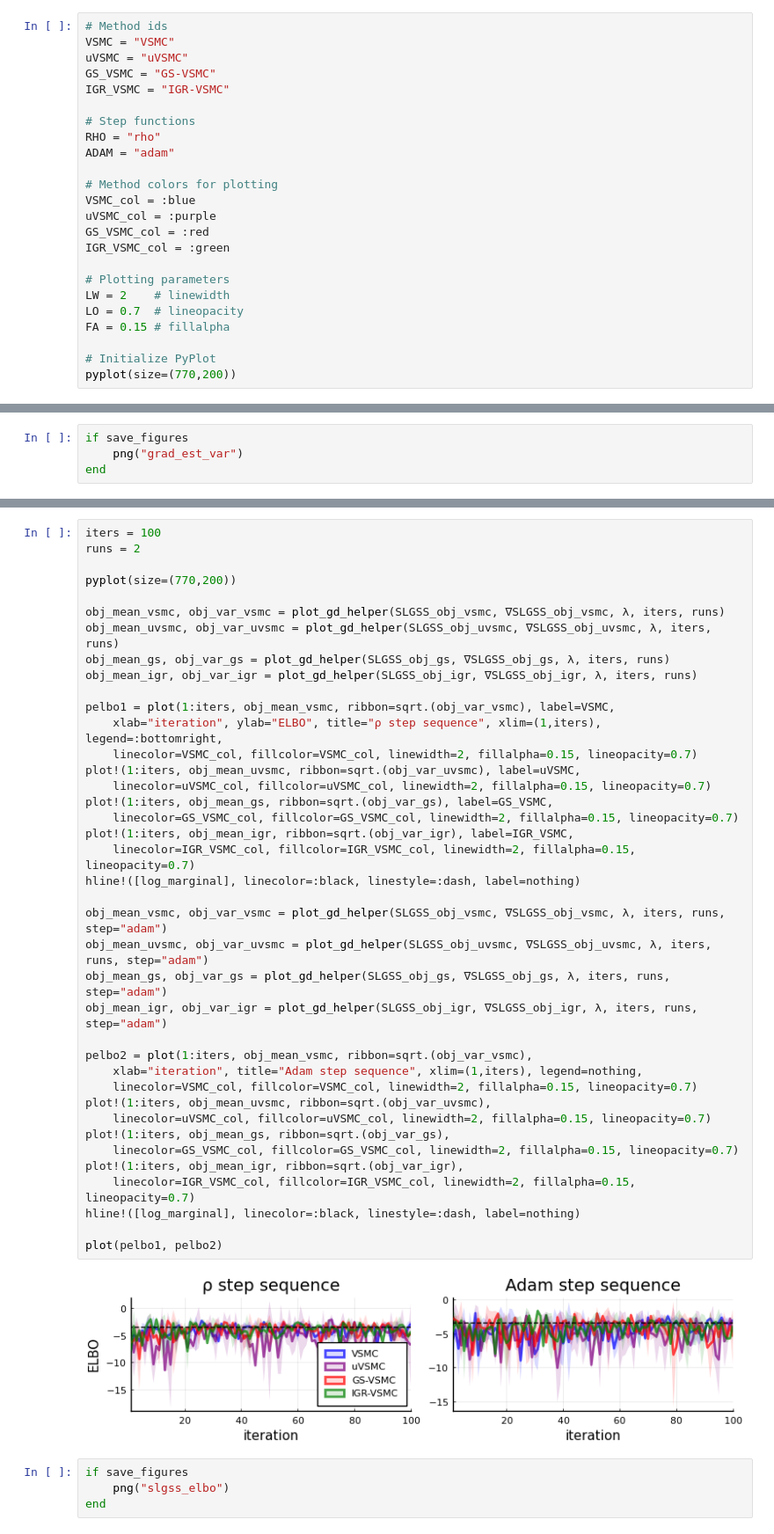
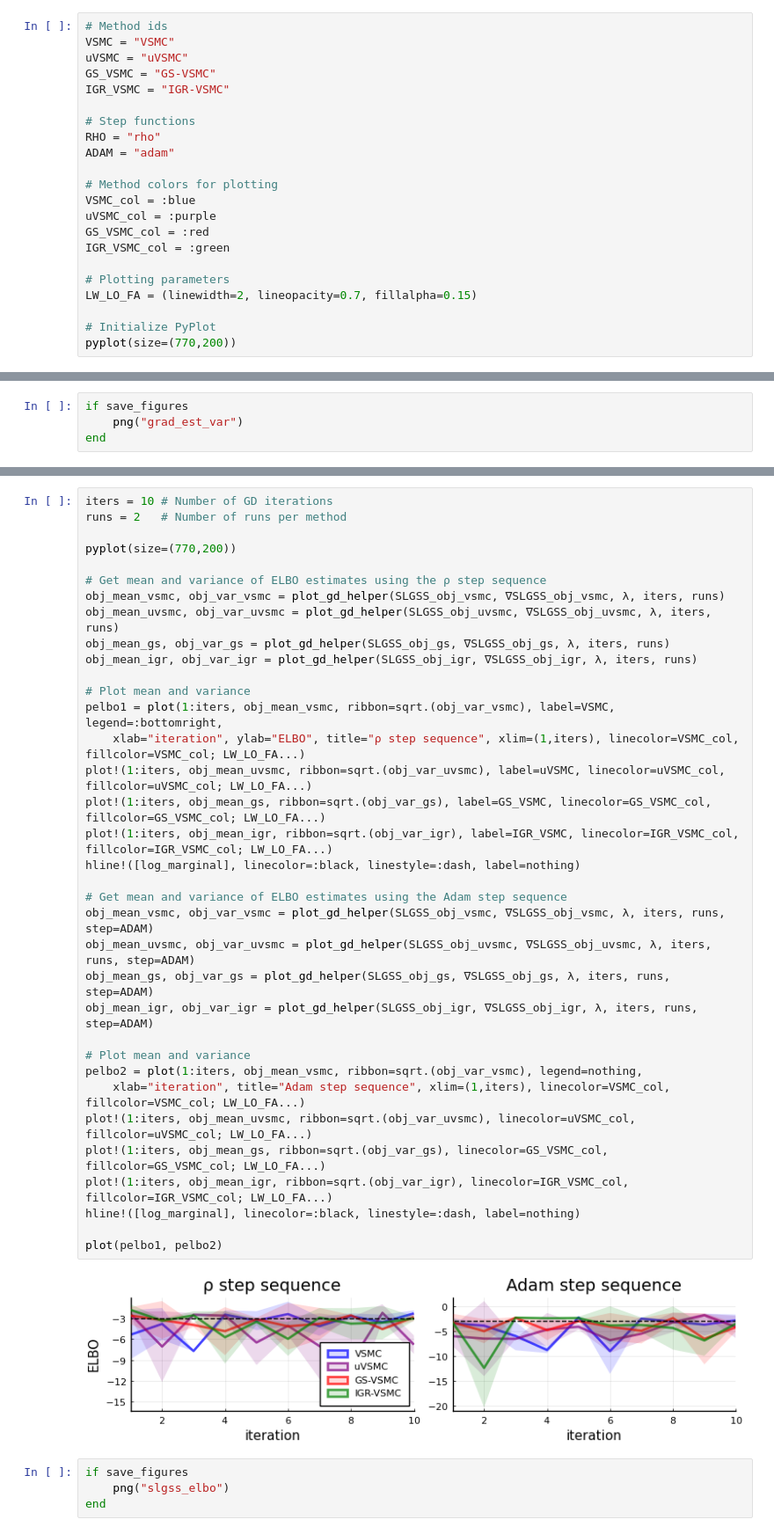
Before and after one commit to chiukenny/STAT520B-finalproject, a Jupyter notebook: code/project_code.ipynb, the cells around one changed output, grey strips where cells are left out. Shown: that part at 88% size. Drawn from its saved outputs; the diff is of its cells as text.

```diff
--- a/code/project_code.ipynb
+++ b/code/project_code.ipynb
@@ -49,9 +47,7 @@ GS_VSMC_col = :red
 IGR_VSMC_col = :green
 
 # Plotting parameters
-LW = 2    # linewidth
-LO = 0.7  # lineopacity
-FA = 0.15 # fillalpha
+LW_LO_FA = (linewidth=2, lineopacity=0.7, fillalpha=0.15)
 
 # Initialize PyPlot
 pyplot(size=(770,200))
@@ -686,44 +705,40 @@ end
 # %%
-iters = 100
-runs = 2
+iters = 10 # Number of GD iterations
+runs = 2   # Number of runs per method
 
 pyplot(size=(770,200))
 
+# Get mean and variance of ELBO estimates using the ρ step sequence
 obj_mean_vsmc, obj_var_vsmc = plot_gd_helper(SLGSS_obj_vsmc, ∇SLGSS_obj_vsmc, λ, iters, runs)
 obj_mean_uvsmc, obj_var_uvsmc = plot_gd_helper(SLGSS_obj_uvsmc, ∇SLGSS_obj_uvsmc, λ, iters, runs)
 obj_mean_gs, obj_var_gs = plot_gd_helper(SLGSS_obj_gs, ∇SLGSS_obj_gs, λ, iters, runs)
 obj_mean_igr, obj_var_igr = plot_gd_helper(SLGSS_obj_igr, ∇SLGSS_obj_igr, λ, iters, runs)
 
-pelbo1 = plot(1:iters, obj_mean_vsmc, ribbon=sqrt.(obj_var_vsmc), label=VSMC,
-    xlab="iteration", ylab="ELBO", title="ρ step sequence", xlim=(1,iters), legend=:bottomright,
-    linecolor=VSMC_col, fillcolor=VSMC_col, linewidth=2, fillalpha=0.15, lineopacity=0.7)
-plot!(1:iters, obj_mean_uvsmc, ribbon=sqrt.(obj_var_uvsmc), label=uVSMC,
-    linecolor=uVSMC_col, fillcolor=uVSMC_col, linewidth=2, fillalpha=0.15, lineopacity=0.7)
-plot!(1:iters, obj_mean_gs, ribbon=sqrt.(obj_var_gs), label=GS_VSMC,
-    linecolor=GS_VSMC_col, fillcolor=GS_VSMC_col, linewidth=2, fillalpha=0.15, lineopacity=0.7)
-plot!(1:iters, obj_mean_igr, ribbon=sqrt.(obj_var_igr), label=IGR_VSMC,
-    linecolor=IGR_VSMC_col, fillcolor=IGR_VSMC_col, linewidth=2, fillalpha=0.15, lineopacity=0.7)
+# Plot mean and variance
+pelbo1 = plot(1:iters, obj_mean_vsmc, ribbon=sqrt.(obj_var_vsmc), label=VSMC, legend=:bottomright,
+    xlab="iteration", ylab="ELBO", title="ρ step sequence", xlim=(1,iters), linecolor=VSMC_col, fillcolor=VSMC_col; LW_LO_FA...)
+plot!(1:iters, obj_mean_uvsmc, ribbon=sqrt.(obj_var_uvsmc), label=uVSMC, linecolor=uVSMC_col, fillcolor=uVSMC_col; LW_LO_FA...)
+plot!(1:iters, obj_mean_gs, ribbon=sqrt.(obj_var_gs), label=GS_VSMC, linecolor=GS_VSMC_col, fillcolor=GS_VSMC_col; LW_LO_FA...)
+plot!(1:iters, obj_mean_igr, ribbon=sqrt.(obj_var_igr), label=IGR_VSMC, linecolor=IGR_VSMC_col, fillcolor=IGR_VSMC_col; LW_LO_FA...)
 hline!([log_marginal], linecolor=:black, linestyle=:dash, label=nothing)
 
-obj_mean_vsmc, obj_var_vsmc = plot_gd_helper(SLGSS_obj_vsmc, ∇SLGSS_obj_vsmc, λ, iters, runs, step="adam")
-obj_mean_uvsmc, obj_var_uvsmc = plot_gd_helper(SLGSS_obj_uvsmc, ∇SLGSS_obj_uvsmc, λ, iters, runs, step="adam")
-obj_mean_gs, obj_var_gs = plot_gd_helper(SLGSS_obj_gs, ∇SLGSS_obj_gs, λ, iters, runs, step="adam")
-obj_mean_igr, obj_var_igr = plot_gd_helper(SLGSS_obj_igr, ∇SLGSS_obj_igr, λ, iters, runs, step="adam")
+# Get mean and variance of ELBO estimates using the Adam step sequence
+obj_mean_vsmc, obj_var_vsmc = plot_gd_helper(SLGSS_obj_vsmc, ∇SLGSS_obj_vsmc, λ, iters, runs, step=ADAM)
+obj_mean_uvsmc, obj_var_uvsmc = plot_gd_helper(SLGSS_obj_uvsmc, ∇SLGSS_obj_uvsmc, λ, iters, runs, step=ADAM)
+obj_mean_gs, obj_var_gs = plot_gd_helper(SLGSS_obj_gs, ∇SLGSS_obj_gs, λ, iters, runs, step=ADAM)
+obj_mean_igr, obj_var_igr = plot_gd_helper(SLGSS_obj_igr, ∇SLGSS_obj_igr, λ, iters, runs, step=ADAM)
 
-pelbo2 = plot(1:iters, obj_mean_vsmc, ribbon=sqrt.(obj_var_vsmc),
-    xlab="iteration", title="Adam step sequence", xlim=(1,iters), legend=nothing,
-    linecolor=VSMC_col, fillcolor=VSMC_col, linewidth=2, fillalpha=0.15, lineopacity=0.7)
-plot!(1:iters, obj_mean_uvsmc, ribbon=sqrt.(obj_var_uvsmc),
-    linecolor=uVSMC_col, fillcolor=uVSMC_col, linewidth=2, fillalpha=0.15, lineopacity=0.7)
-plot!(1:iters, obj_mean_gs, ribbon=sqrt.(obj_var_gs),
-    linecolor=GS_VSMC_col, fillcolor=GS_VSMC_col, linewidth=2, fillalpha=0.15, lineopacity=0.7)
-plot!(1:iters, obj_mean_igr, ribbon=sqrt.(obj_var_igr),
-    linecolor=IGR_VSMC_col, fillcolor=IGR_VSMC_col, linewidth=2, fillalpha=0.15, lineopacity=0.7)
+# Plot mean and variance
+pelbo2 = plot(1:iters, obj_mean_vsmc, ribbon=sqrt.(obj_var_vsmc), legend=nothing,
+    xlab="iteration", title="Adam step sequence", xlim=(1,iters), linecolor=VSMC_col, fillcolor=VSMC_col; LW_LO_FA...)
+plot!(1:iters, obj_mean_uvsmc, ribbon=sqrt.(obj_var_uvsmc), linecolor=uVSMC_col, fillcolor=uVSMC_col; LW_LO_FA...)
+plot!(1:iters, obj_mean_gs, ribbon=sqrt.(obj_var_gs), linecolor=GS_VSMC_col, fillcolor=GS_VSMC_col; LW_LO_FA...)
+plot!(1:iters, obj_mean_igr, ribbon=sqrt.(obj_var_igr), linecolor=IGR_VSMC_col, fillcolor=IGR_VSMC_col; LW_LO_FA...)
 hline!([log_marginal], linecolor=:black, linestyle=:dash, label=nothing)
 
 plot(pelbo1, pelbo2)
 # %% [output]
-[figure, old version]
+[figure, new version]
 # %%
 if save_figures
     png("slgss_elbo")
```
Also changed, not shown: parts of 39 cells of this notebook.
